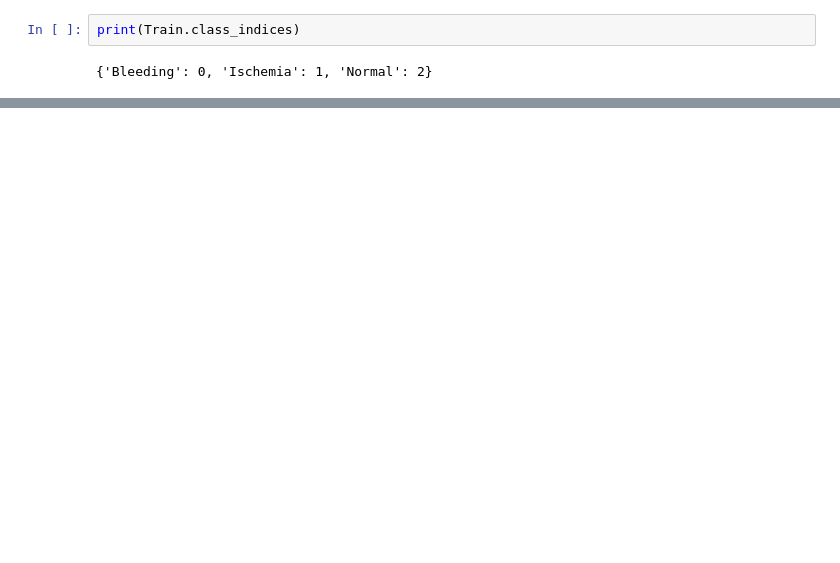
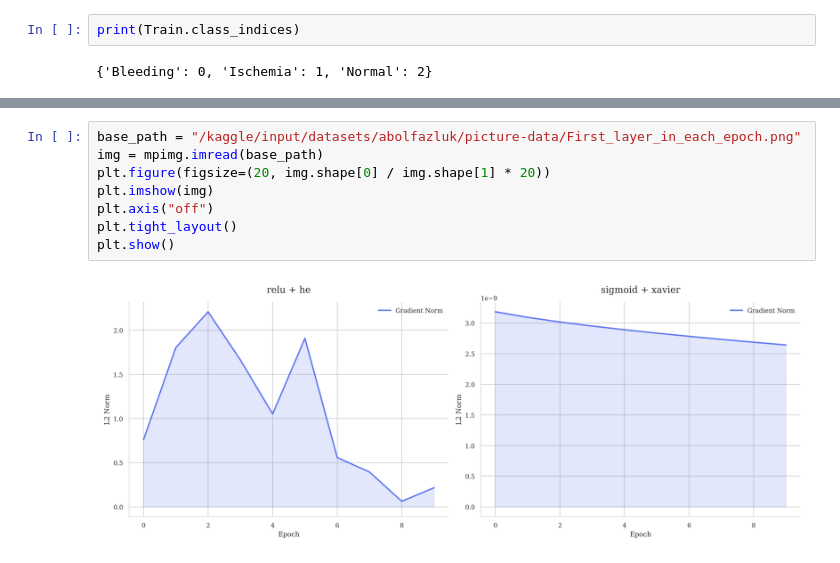
Before and after one commit to gammaeleccorp-cmd/DL-rookies, a Jupyter notebook: chanbary/abolfazlchanbary.ipynb, the cells around one changed output, grey strips where cells are left out. Drawn from its saved outputs; the diff is of its cells as text; blank space fills up the shorter version.

```diff
--- a/chanbary/abolfazlchanbary.ipynb
+++ b/chanbary/abolfazlchanbary.ipynb
@@ -1003,0 +1507,10 @@ plt.show()
+# %%
+base_path = "/kaggle/input/datasets/abolfazluk/picture-data/First_layer_in_each_epoch.png"
+img = mpimg.imread(base_path)
+plt.figure(figsize=(20, img.shape[0] / img.shape[1] * 20))
+plt.imshow(img)
+plt.axis("off")
+plt.tight_layout()
+plt.show()
+# %% [output]
+[figure, added]
```
Also changed, not shown: parts of 78 cells of this notebook, 1 other file.
